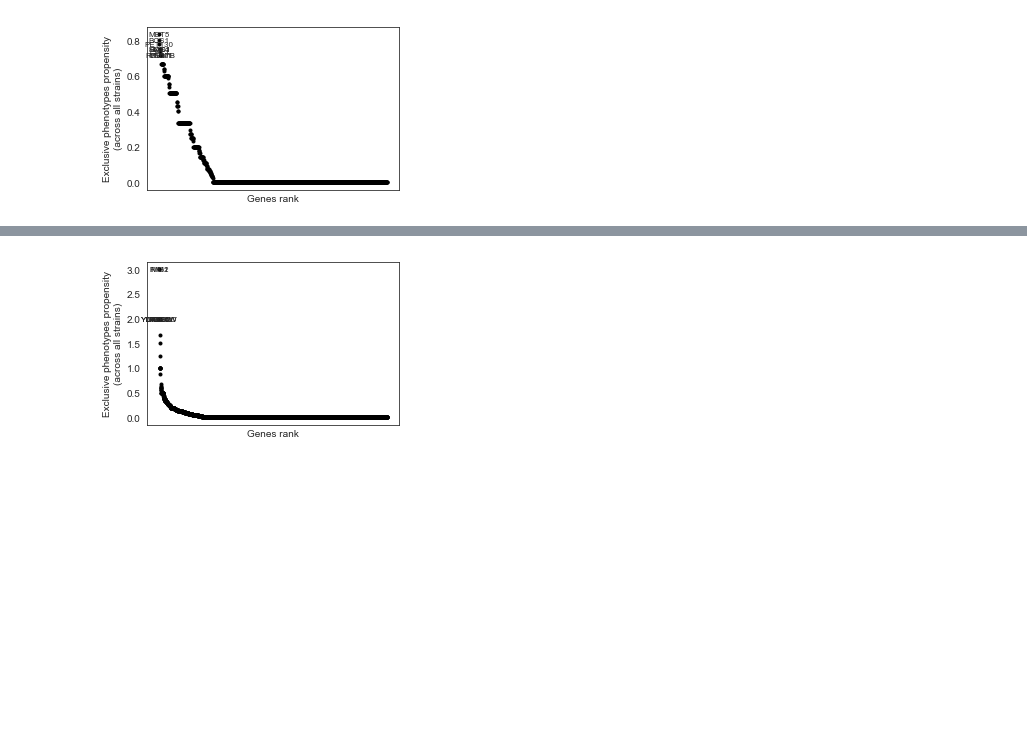
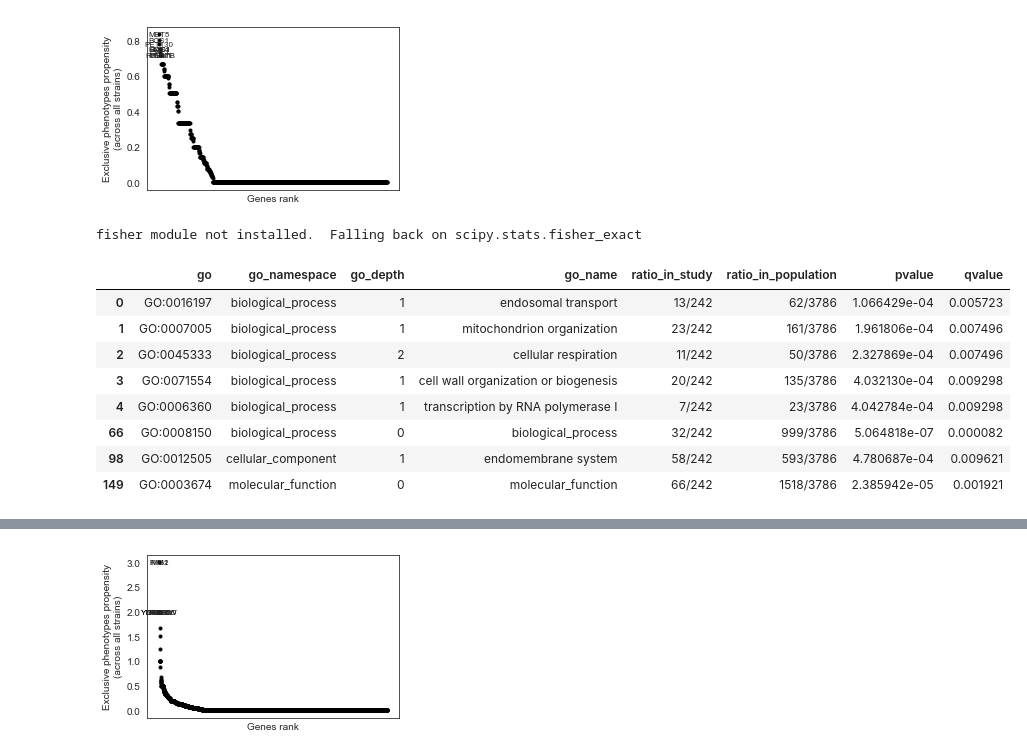
Before and after one commit to mgalardini/2018koyeast, a Jupyter notebook: notebooks/deviating_genes.ipynb, the cells around one changed output, grey strips where cells are left out. Saved outputs shown, nothing was run; the diff lists cells and outputs as text; code cells hidden in the pictures; blank space fills up the shorter version.

```diff
--- a/notebooks/deviating_genes.ipynb
+++ b/notebooks/deviating_genes.ipynb
@@ -86,7 +86,8 @@ def compare(w, df,
     return r
 # %%
 def go_enrich(pop, study,
-              go, obodag):
+              go, obodag,
+              pvalue=0.01):
     res = []
     goeaobj = GOEnrichmentStudy(pop,
                                 go, obodag,
@@ -114,7 +115,7 @@ def go_enrich(pop, study,
                               'ratio_in_population',
                               'pvalue',
                               'qvalue'])
-    g = g[g['qvalue'] < 0.01]
+    g = g[g['qvalue'] <= pvalue]
     return g
 # %%
 obodag = GODag(obo)
@@ -266,3 +268,18 @@ plt.savefig('exclusiveness_all.svg',
             transparent=True);
 # %% [output]
 [figure]
+# %%
+go_enrich(set(genes),
+          set(w[w > 0].index),
+          obodag=obodag, go=go)
+# %% [output]
+fisher module not installed.  Falling back on scipy.stats.fisher_exact
+|  | go | go_namespace | go_depth | go_name | ratio_in_study | ratio_in_population | pvalue | qvalue |
+| 0 | GO:0016197 | biological_process | 1 | endosomal transport | 13/242 | 62/3786 | 1.066429e-04 | 0.005723 |
+| 1 | GO:0007005 | biological_process | 1 | mitochondrion organization | 23/242 | 161/3786 | 1.961806e-04 | 0.007496 |
+| 2 | GO:0045333 | biological_process | 2 | cellular respiration | 11/242 | 50/3786 | 2.327869e-04 | 0.007496 |
+| 3 | GO:0071554 | biological_process | 1 | cell wall organization or biogenesis | 20/242 | 135/3786 | 4.032130e-04 | 0.009298 |
+| 4 | GO:0006360 | biological_process | 1 | transcription by RNA polymerase I | 7/242 | 23/3786 | 4.042784e-04 | 0.009298 |
+| 66 | GO:0008150 | biological_process | 0 | biological_process | 32/242 | 999/3786 | 5.064818e-07 | 0.000082 |
+| 98 | GO:0012505 | cellular_component | 1 | endomembrane system | 58/242 | 593/3786 | 4.780687e-04 | 0.009621 |
+| 149 | GO:0003674 | molecular_function | 0 | molecular_function | 66/242 | 1518/3786 | 2.385942e-05 | 0.001921 |
```
Also changed, not shown: parts of 7 cells of this notebook, 2 other files.
